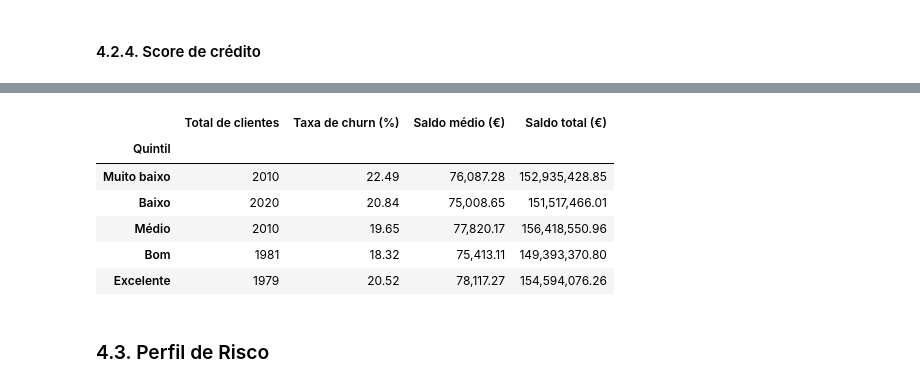
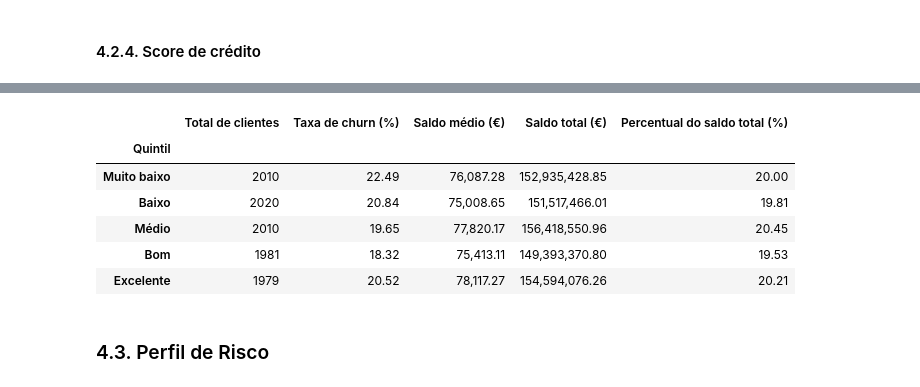
Before and after one commit to emso-exe/Churn_clientes_de_banco, a Jupyter notebook: notebooks/001_analise_exploratoria.ipynb, the cells around one changed output, grey strips where cells are left out. Drawn from its saved outputs; the diff is of its cells as text; code cells hidden in the pictures.

```diff
--- a/notebooks/001_analise_exploratoria.ipynb
+++ b/notebooks/001_analise_exploratoria.ipynb
@@ -1124,39 +1049,51 @@ plt.show()
 # %%
-# Análise por decil de score de crédito
+# Quintis por score de crédito (CreditScore)
+df['creditScore_quintil'] = pd.qcut(df['CreditScore'], 5, labels=False, duplicates='drop')
+
+# Agrupamento por quintil
 creditScore_analysis = (
     df.groupby('creditScore_quintil').agg(
         total_clientes=('Exited', 'count'),
         taxa_churn=('Exited', 'mean'),
         avg_balance=('Balance', 'mean'),
         total_balance=('Balance', 'sum')
-      )
+    )
+).reset_index()
+
+# Percentual do saldo total
+creditScore_analysis['percentual_saldo'] = (
+    creditScore_analysis['total_balance'] /
+    creditScore_analysis['total_balance'].sum() * 100
 )
 
 # Formatação dos resultados
 creditScore_analysis['Total de clientes'] = creditScore_analysis['total_clientes'].apply(lambda x: f'{x:.0f}')
 creditScore_analysis['Taxa de churn (%)'] = creditScore_analysis['taxa_churn'].apply(lambda x: f'{x*100:.2f}')
 creditScore_analysis['Saldo médio (€)'] = creditScore_analysis['avg_balance'].apply(lambda x: f'{x:,.2f}')
 creditScore_analysis['Saldo total (€)'] = creditScore_analysis['total_balance'].apply(lambda x: f'{x:,.2f}')
+creditScore_analysis['Percentual do saldo total (%)'] = creditScore_analysis['percentual_saldo'].apply(lambda x: f'{x:.2f}')
 
 # Remover colunas numéricas originais
-creditScore_analysis = creditScore_analysis.drop(columns=['total_clientes', 'taxa_churn', 'avg_balance', 'total_balance'])
+creditScore_analysis = creditScore_analysis.drop(columns=[
+    'creditScore_quintil','total_clientes', 'taxa_churn', 'avg_balance', 'total_balance', 'percentual_saldo'
+])
 
 # Renomear índice
 creditScore_analysis.index = creditScore_analysis.index.map({
     0: 'Muito baixo', 1: 'Baixo', 2: 'Médio', 3: 'Bom', 4: 'Excelente'
 })
 creditScore_analysis.index.name = 'Quintil'
 
 # Exibir tabela final
 creditScore_analysis
 # %% [output]
-|  | Total de clientes | Taxa de churn (%) | Saldo médio (€) | Saldo total (€) |
-| Quintil |  |  |  |  |
-| Muito baixo | 2010 | 22.49 | 76,087.28 | 152,935,428.85 |
-| Baixo | 2020 | 20.84 | 75,008.65 | 151,517,466.01 |
-| Médio | 2010 | 19.65 | 77,820.17 | 156,418,550.96 |
-| Bom | 1981 | 18.32 | 75,413.11 | 149,393,370.80 |
-| Excelente | 1979 | 20.52 | 78,117.27 | 154,594,076.26 |
+|  | Total de clientes | Taxa de churn (%) | Saldo médio (€) | Saldo total (€) | Percentual do saldo total (%) |
+| Quintil |  |  |  |  |  |
+| Muito baixo | 2010 | 22.49 | 76,087.28 | 152,935,428.85 | 20.00 |
+| Baixo | 2020 | 20.84 | 75,008.65 | 151,517,466.01 | 19.81 |
+| Médio | 2010 | 19.65 | 77,820.17 | 156,418,550.96 | 20.45 |
+| Bom | 1981 | 18.32 | 75,413.11 | 149,393,370.80 | 19.53 |
+| Excelente | 1979 | 20.52 | 78,117.27 | 154,594,076.26 | 20.21 |
 # %% [markdown]
 ### 4.3. Perfil de Risco
 # %% [markdown]
```
Also changed, not shown: parts of 7 cells of this notebook.
